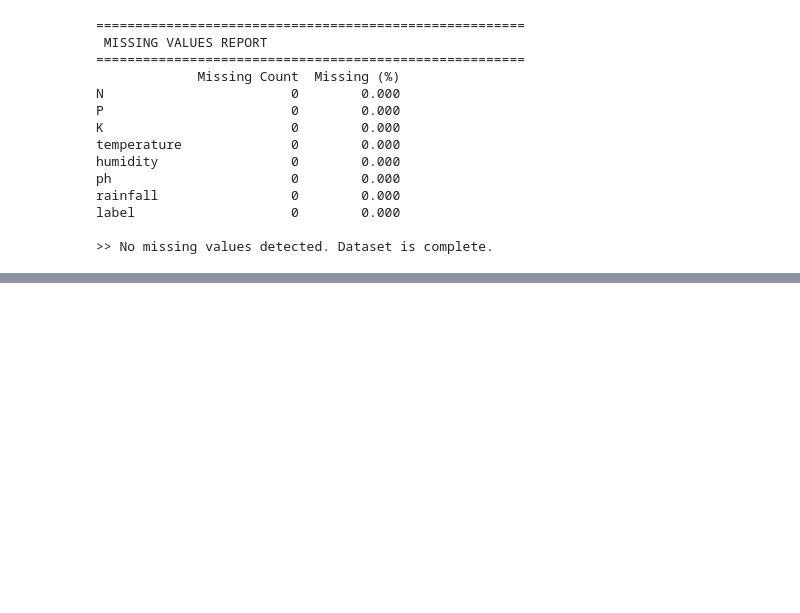
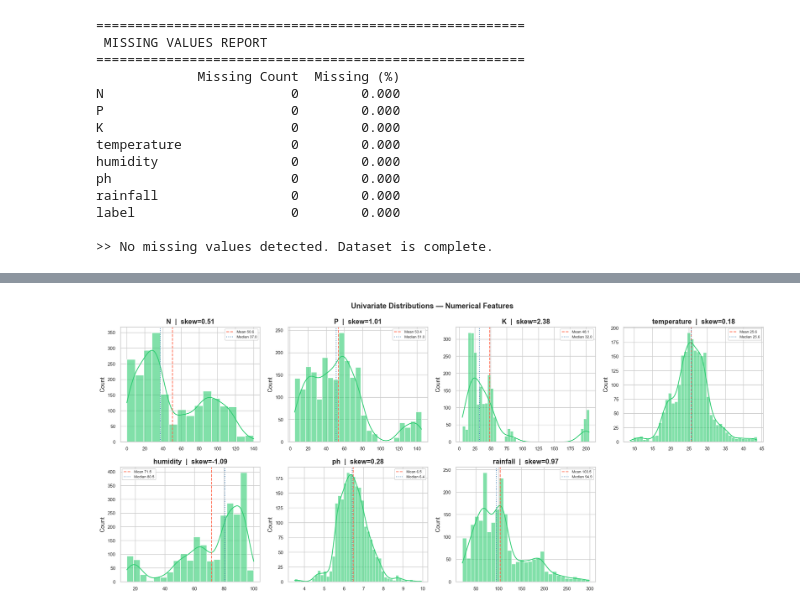
Before and after one commit to margarida-passos-cunha/machine-learning-project-group-e, a Jupyter notebook: notebooks/01_eda.ipynb, the cells around one changed output, grey strips where cells are left out. Saved outputs shown, nothing was run; the diff lists cells and outputs as text; code cells hidden in the pictures; blank space fills up the shorter version.

```diff
--- a/notebooks/01_eda.ipynb
+++ b/notebooks/01_eda.ipynb
@@ -231,0 +461,32 @@ else:
+# %%
+# =============================================================================
+# 3.1 — DISTRIBUTION PLOTS (Histogram + KDE)
+# =============================================================================
+
+fig, axes = plt.subplots(2, 4, figsize=(18, 8))
+fig.suptitle('Univariate Distributions — Numerical Features', fontsize=14, fontweight='bold')
+axes = axes.flatten()
+
+for i, feature in enumerate(NUMERICAL_FEATURES):
+    ax = axes[i]
+    sns.histplot(df[feature], kde=True, ax=ax, color=ACCENT_COLOR, alpha=0.6, edgecolor='white')
+
+    # Annotate with mean and median
+    mean_val   = df[feature].mean()
+    median_val = df[feature].median()
+    ax.axvline(mean_val,   color='tomato',    linestyle='--', linewidth=1.4, label=f'Mean {mean_val:.1f}')
+    ax.axvline(median_val, color='steelblue', linestyle=':',  linewidth=1.4, label=f'Median {median_val:.1f}')
+
+    skew_val = df[feature].skew()
+    ax.set_title(f'{feature}  |  skew={skew_val:.2f}')
+    ax.set_xlabel('')
+    ax.legend(fontsize=7)
+
+# Hide unused subplot
+axes[-1].set_visible(False)
+
+plt.tight_layout()
+plt.savefig('../reports/figures/3_univariate_distributions.png', bbox_inches='tight')
+plt.show()
+# %% [output]
+[figure, added]
```
Also changed, not shown: parts of 28 cells of this notebook.
